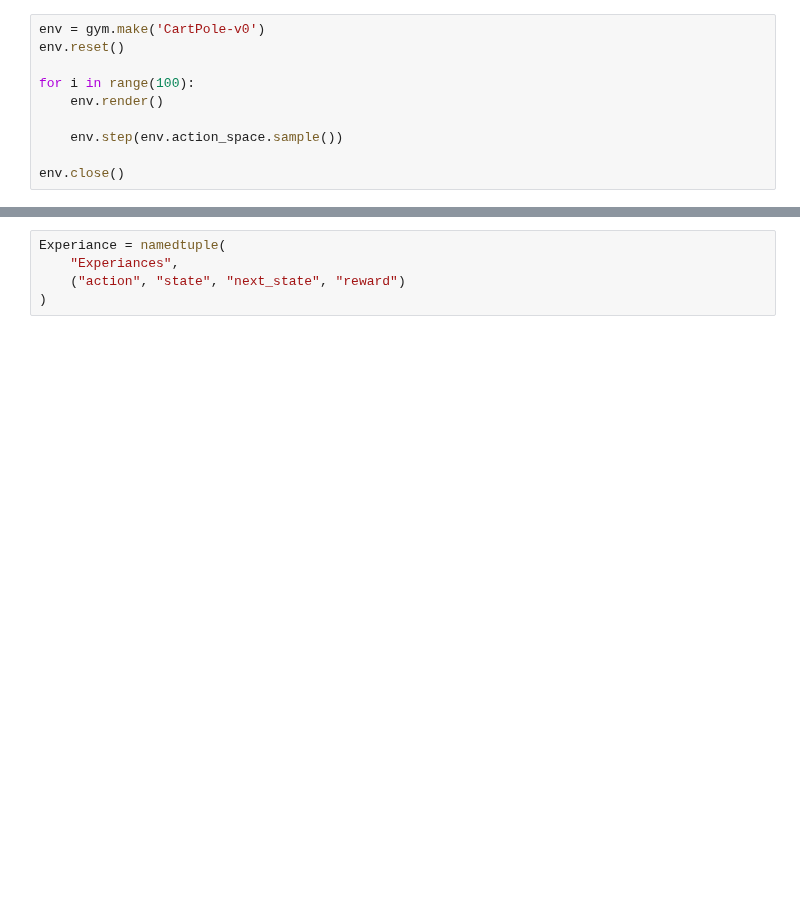
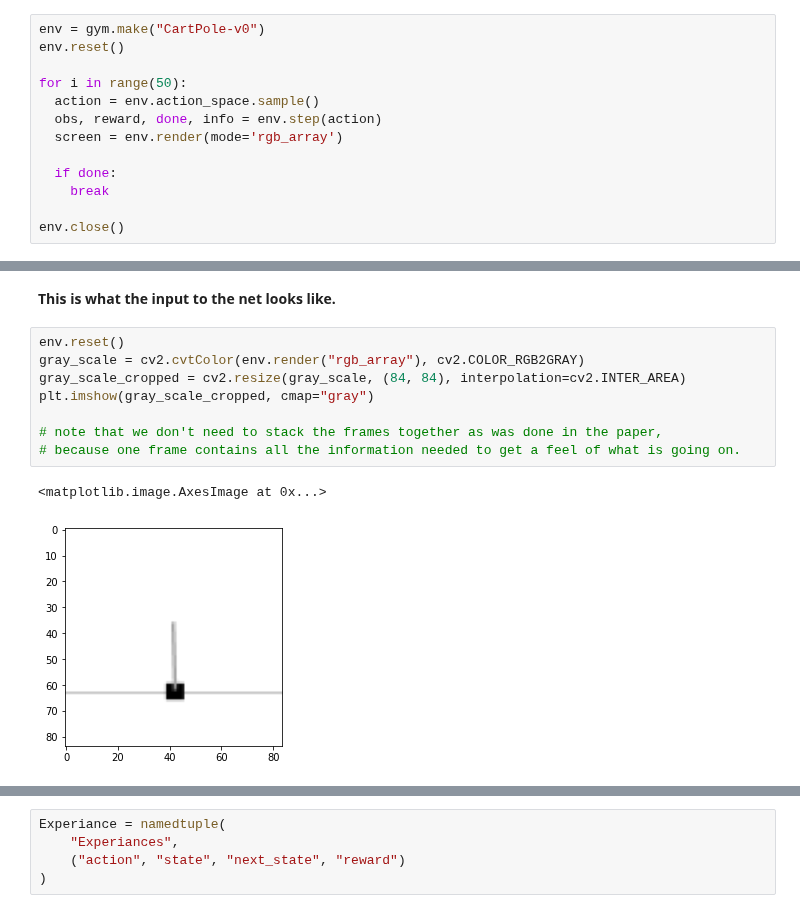
Before and after one commit to tigranfah/machine_learning, a Jupyter notebook: self_learning/reinforcement_learning/deeplizardcourse/cart_and_pole DQN.ipynb, the cells around one changed output, grey strips where cells are left out. Drawn from its saved outputs; the diff is of its cells as text; blank space fills up the shorter version.

Commit message:
Coding Cart and Pole DQN

```diff
--- a/self_learning/reinforcement_learning/deeplizardcourse/cart_and_pole DQN.ipynb
+++ b/self_learning/reinforcement_learning/deeplizardcourse/cart_and_pole DQN.ipynb
@@ -17,10 +41,13 @@ Observe the env.
 # %%
-env = gym.make('CartPole-v0')
+env = gym.make("CartPole-v0")
 env.reset()
 
-for i in range(100):
-    env.render()
+for i in range(50):
+  action = env.action_space.sample()
+  obs, reward, done, info = env.step(action)
+  screen = env.render(mode='rgb_array')
 
-    env.step(env.action_space.sample())
+  if done:
+    break
 
 env.close()
@@ -26,0 +61,13 @@ env.close()
+# %% [markdown]
+**This is what the input to the net looks like.**
+# %%
+env.reset()
+gray_scale = cv2.cvtColor(env.render("rgb_array"), cv2.COLOR_RGB2GRAY)
+gray_scale_cropped = cv2.resize(gray_scale, (84, 84), interpolation=cv2.INTER_AREA)
+plt.imshow(gray_scale_cropped, cmap="gray")
+
+# note that we don't need to stack the frames together as was done in the paper,
+# because one frame contains all the information needed to get a feel of what is going on.
+# %% [output]
+<matplotlib.image.AxesImage at 0x...>
+[figure, added]
```
Also changed, not shown: parts of 20 cells of this notebook.
